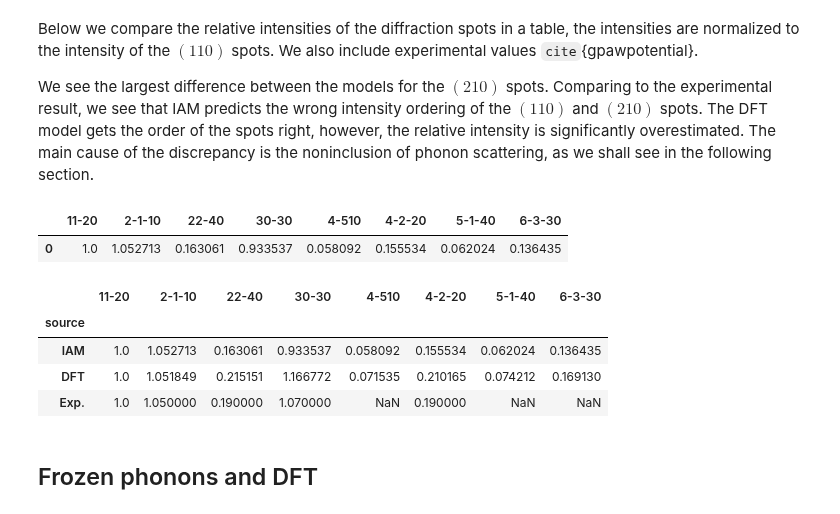
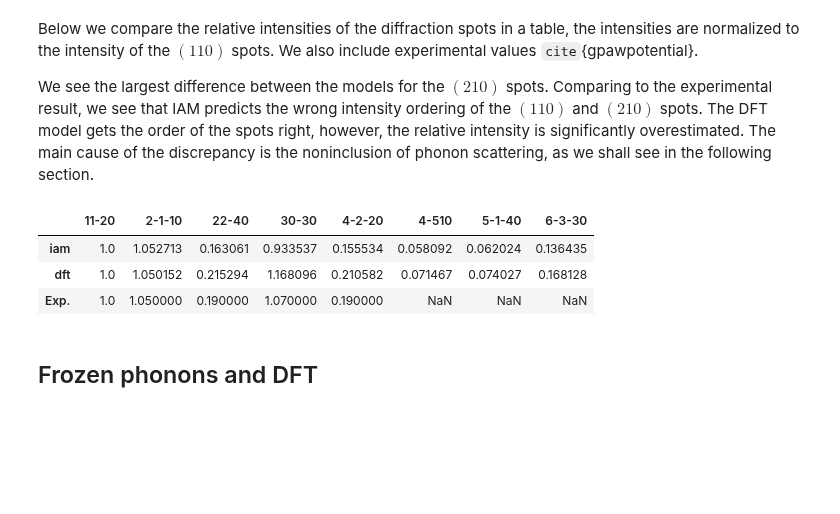
Before and after one commit to abTEM/doc, a Jupyter notebook: docs/user_guide/walkthrough/charge_density.ipynb, the cells around one changed output. Cells and saved outputs as stored; diff of their text form; code cells hidden in the pictures; blank space fills up the shorter version.

```diff
--- a/docs/user_guide/walkthrough/charge_density.ipynb
+++ b/docs/user_guide/walkthrough/charge_density.ipynb
@@ -53,7 +47,3 @@ your workflow will often require exporting the DFT calculation to a file, then i
-# %%
-gpaw.write("hbn.gpw")
-
-gpaw = GPAW("hbn.gpw", txt=None)
 # %% [markdown]
 ## Using the GPAW potential in abTEM
 
@@ -156,12 +146,11 @@ diffraction_dft = (
 # %% [markdown]
 We show the resulting diffraction patterns below. The most obvious difference is that order of intensity of the $(210)$ and $(110)$ families of diffraction spots is flipped in the two models.
 # %%
+diffraction_spots_iam = diffraction_iam.index_diffraction_spots(cell=atoms.cell)
+diffraction_spots_dft = diffraction_dft.index_diffraction_spots(cell=atoms.cell)
+
 fig, (ax1, ax2) = plt.subplots(1, 2, figsize=(12, 5))
 
-plot_diffraction_pattern(
-    diffraction_iam, atoms.cell, ax=ax1, title="IAM diffraction", intensity_split=0.01
-)
-plot_diffraction_pattern(
-    diffraction_dft, atoms.cell, ax=ax2, title="DFT diffraction", intensity_split=0.01
-);
+diffraction_spots_iam.show(ax=ax1, divide_threshold=0.01)
+diffraction_spots_dft.show(ax=ax2, divide_threshold=0.01);
 # %% [output]
@@ -170,42 +159,24 @@ plot_diffraction_pattern(
 Below we compare the relative intensities of the diffraction spots in a table, the intensities are normalized to the intensity of the $(110)$ spots. We also include experimental values `cite`{gpawpotential}.
 
 We see the largest difference between the models for the $(210)$ spots. Comparing to the experimental result, we see that IAM predicts the wrong intensity ordering of the $(110)$ and $(210)$ spots. The DFT model gets the order of the spots right, however, the relative intensity is significantly overestimated. The main cause of the discrepancy is the noninclusion of phonon scattering, as we shall see in the following section.
-# %%
-table_iam = tabulate_diffraction_pattern(
-    diffraction_iam,
-    atoms.cell,
-    return_data_frame=True,
-    normalize="11-20",
-    intensity_split=0.01,
-)
-
-table_iam
-# %% [output]
-|  | 11-20 | 2-1-10 | 22-40 | 30-30 | 4-510 | 4-2-20 | 5-1-40 | 6-3-30 |
-| 0 | 1.0 | 1.052713 | 0.163061 | 0.933537 | 0.058092 | 0.155534 | 0.062024 | 0.136435 |
 # %%
-table_iam = tabulate_diffraction_pattern(
-    diffraction_iam, atoms.cell, return_data_frame=True, normalize="11-20", intensity_split=0.01,
+table_iam = diffraction_spots_iam.to_dataframe(
+    normalize=(1, 1, -2, 0), divide_threshold=0.01, index="iam"
 )
-table_dft = tabulate_diffraction_pattern(
-    diffraction_dft, atoms.cell, return_data_frame=True, normalize="11-20", intensity_split=0.01,
+table_dft = diffraction_spots_dft.to_dataframe(
+    normalize=(1, 1, -2, 0), divide_threshold=0.01, index="dft"
 )
-
 experiment = pd.DataFrame(
     {"11-20": 1, "30-30": 1.07, "2-1-10": 1.05, "4-2-20": 0.19, "22-40": 0.19},
-    index=[0],
+    index=["Exp."],
 )
 
 df = pd.concat([table_iam, table_dft, experiment], axis=0)
-df["source"] = ["IAM", "DFT", "Exp."]
-df.set_index("source", inplace=True)
-
 df
 # %% [output]
-|  | 11-20 | 2-1-10 | 22-40 | 30-30 | 4-510 | 4-2-20 | 5-1-40 | 6-3-30 |
-| source |  |  |  |  |  |  |  |  |
-| IAM | 1.0 | 1.052713 | 0.163061 | 0.933537 | 0.058092 | 0.155534 | 0.062024 | 0.136435 |
-| DFT | 1.0 | 1.051849 | 0.215151 | 1.166772 | 0.071535 | 0.210165 | 0.074212 | 0.169130 |
-| Exp. | 1.0 | 1.050000 | 0.190000 | 1.070000 | NaN | 0.190000 | NaN | NaN |
+|  | 11-20 | 2-1-10 | 22-40 | 30-30 | 4-2-20 | 4-510 | 5-1-40 | 6-3-30 |
+| iam | 1.0 | 1.052713 | 0.163061 | 0.933537 | 0.155534 | 0.058092 | 0.062024 | 0.136435 |
+| dft | 1.0 | 1.050152 | 0.215294 | 1.168096 | 0.210582 | 0.071467 | 0.074027 | 0.168128 |
+| Exp. | 1.0 | 1.050000 | 0.190000 | 1.070000 | 0.190000 | NaN | NaN | NaN |
 # %% [markdown]
 ## Frozen phonons and DFT
```
Also changed, not shown: parts of 7 cells of this notebook, 8 other files.
